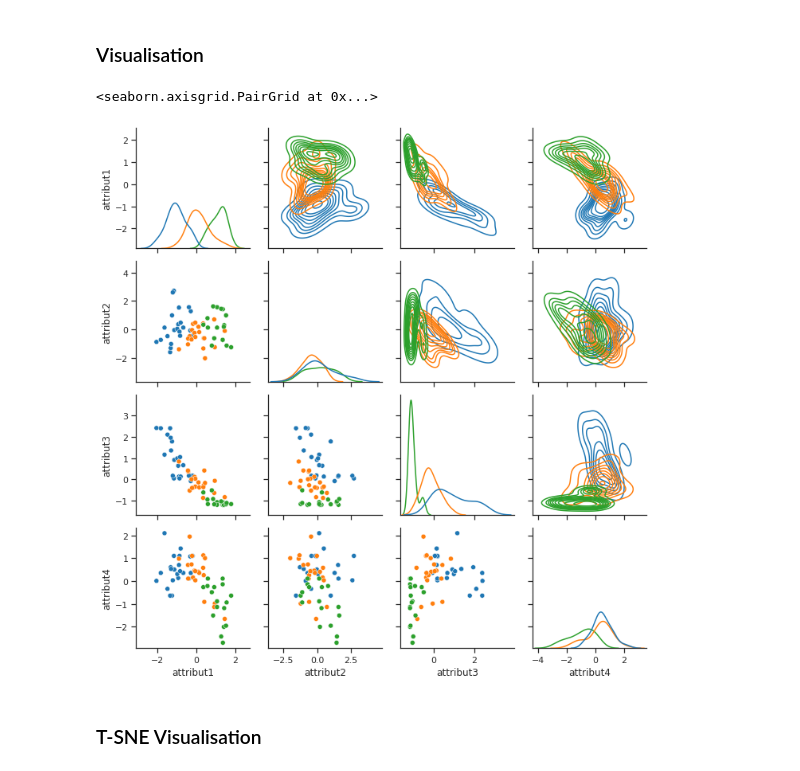
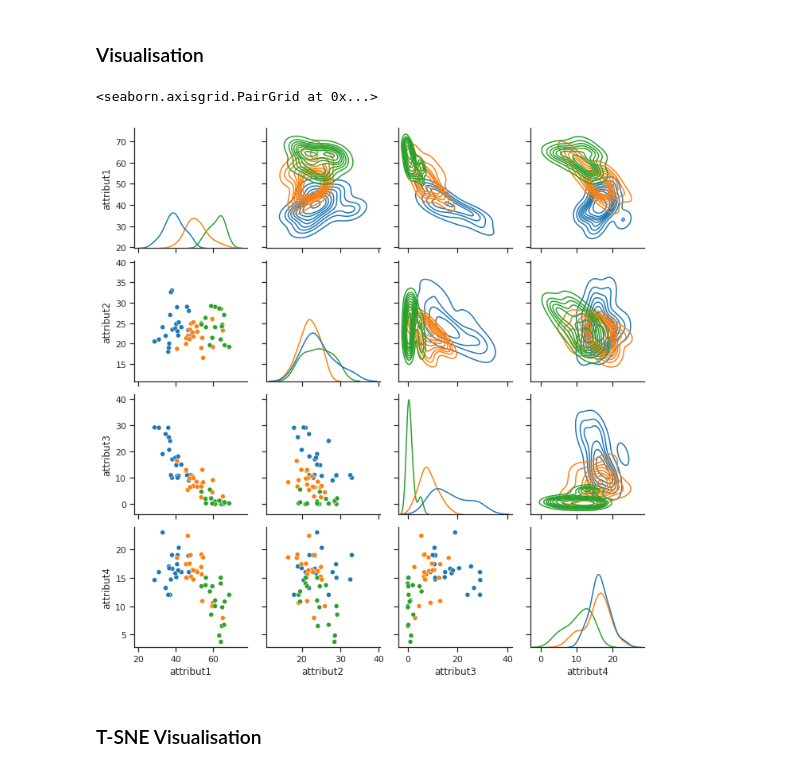
Before and after one commit to ggs22/IFT870-TP1, a Jupyter notebook: tp1.ipynb, the cells around one changed output. Cells and saved outputs as stored; diff of their text form; code cells hidden in the pictures.

```diff
--- a/tp1.ipynb
+++ b/tp1.ipynb
@@ -60,17 +68,16 @@ classes = np.unique(target)
 # %%
 sns.set(style="ticks")
 
-
-graph2 = sns.PairGrid(normalized_df, hue="classe", palette="tab10")
+graph2 = sns.PairGrid(df, hue="classe", palette="tab10")
 graph2.map_lower(sns.scatterplot)
 graph2.map_upper(sns.kdeplot)
 graph2.map_diag(sns.kdeplot)
 
-# graph3 = sns.pairplot(normalized_df, hue="classe", diag_kind="hist", corner=True)
+# graph3 = sns.pairplot(df, hue="classe", diag_kind="hist", corner=True)
 # graph3.map_lower(sns.kdeplot, levels=4, color=".2")   # kde: Kernel Density Estimate
 # %% [output]
 <seaborn.axisgrid.PairGrid at 0x...>
-[figure, old version]
+[figure, new version]
 # %% [markdown]
 ### T-SNE Visualisation
 # %%
```
Also changed, not shown: parts of 16 cells of this notebook.
